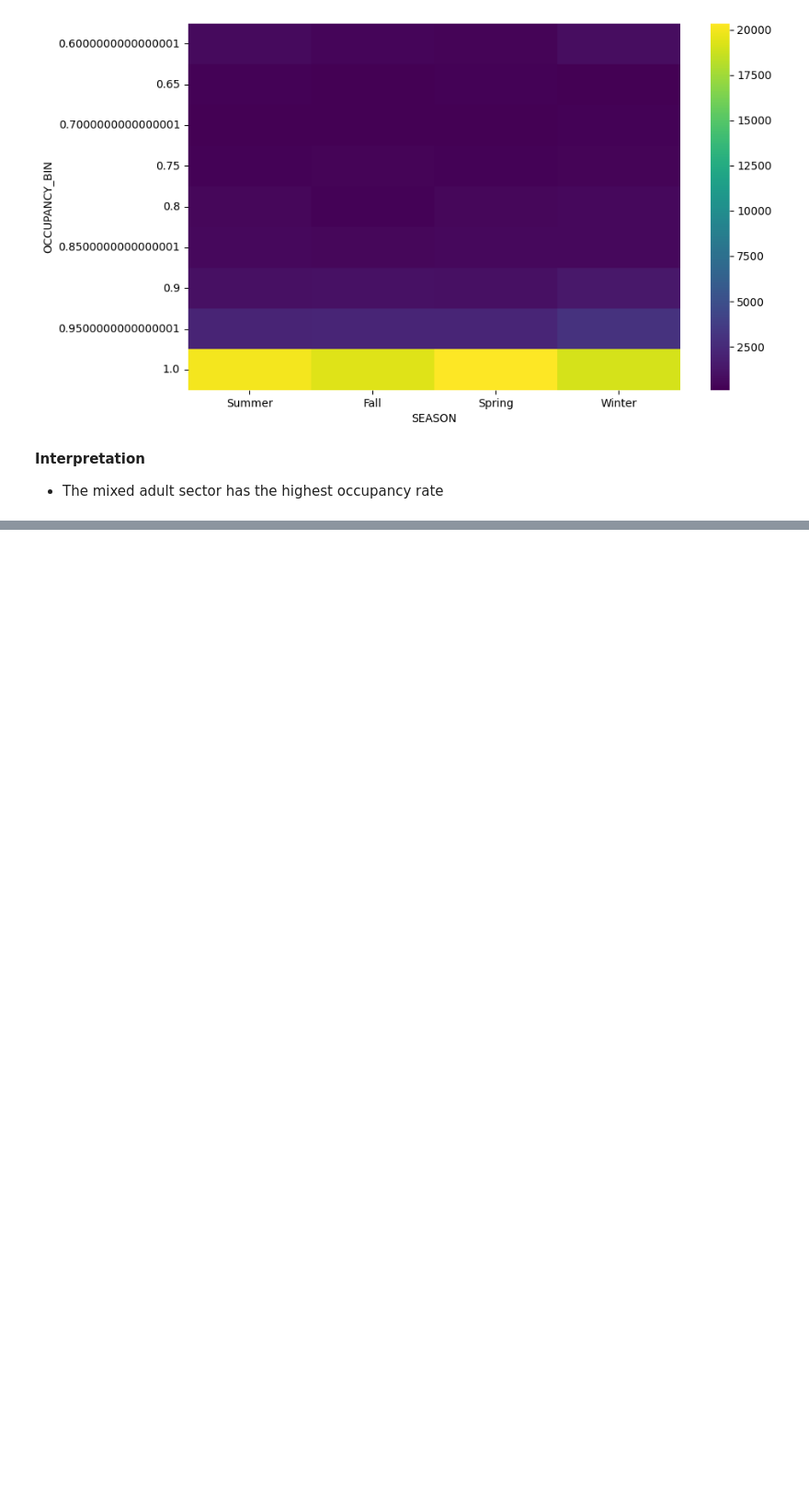
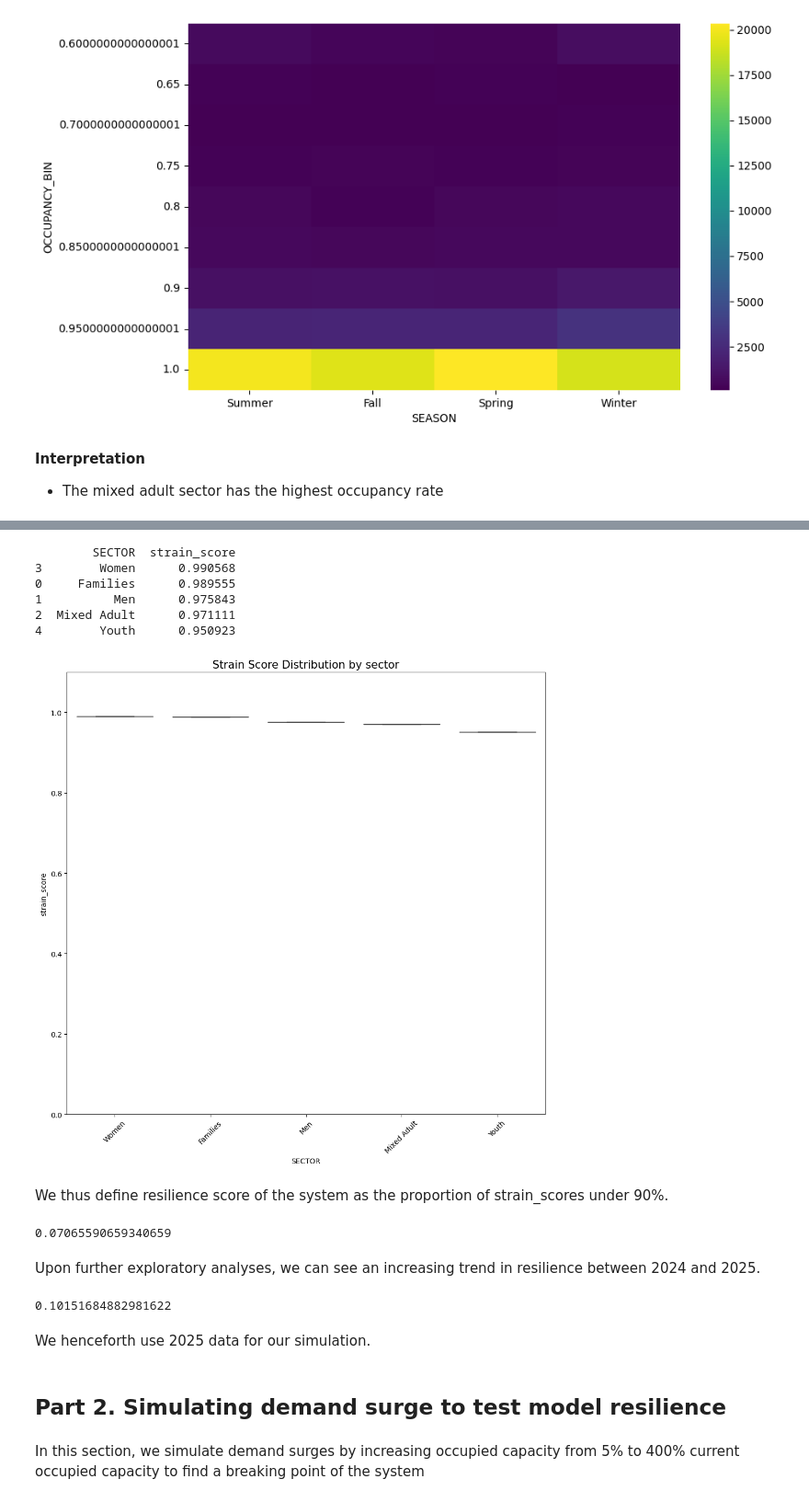
Before and after one commit to kewin-y/sdss-2026, a Jupyter notebook: notebook.ipynb, the cells around one changed output, grey strips where cells are left out. Shown at 92% size. Drawn from its saved outputs; the diff is of its cells as text; code cells hidden in the pictures; blank space fills up the shorter version.

```diff
--- a/notebook.ipynb
+++ b/notebook.ipynb
@@ -551,0 +607,20 @@ for feature in categorical_features:
+# %%
+# Analyse strain by sector
+sectoral_strain = exploratory.sectoral_strain(df)
+# %% [output]
+        SECTOR  strain_score
+3        Women      0.990568
+0     Families      0.989555
+1          Men      0.975843
+2  Mixed Adult      0.971111
+4        Youth      0.950923
+[figure, added]
+# %% [markdown]
+We thus define resilience score of the system as the proportion of strain_scores under 90%.
+# %%
+resilience = sum(df['is_resilient'])/len(df)
+print(resilience)
+# %% [output]
+0.07065590659340659
+# %% [markdown]
+Upon further exploratory analyses, we can see an increasing trend in resilience between 2024 and 2025.
@@ -551,0 +659,11 @@ for feature in categorical_features:
+# %%
+# Average resilience in 2025
+print(exploratory.compute_resilience(df_2025))
+# %% [output]
+0.10151684882981622
+# %% [markdown]
+We henceforth use 2025 data for our simulation.
+# %% [markdown]
+## Part 2. Simulating demand surge to test model resilience
+# %% [markdown]
+In this section, we simulate demand surges by increasing occupied capacity from 5% to 400% current occupied capacity to find a breaking point of the system
```
Also changed, not shown: parts of 23 cells of this notebook, 1 other file.
